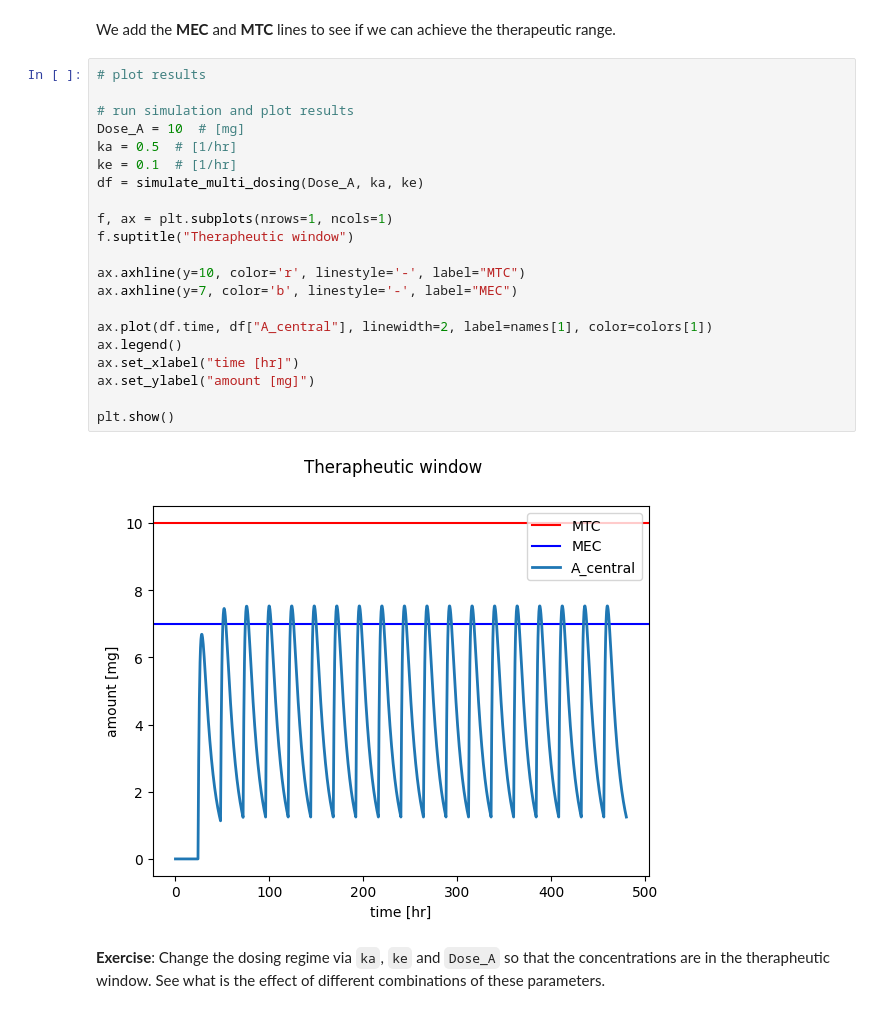
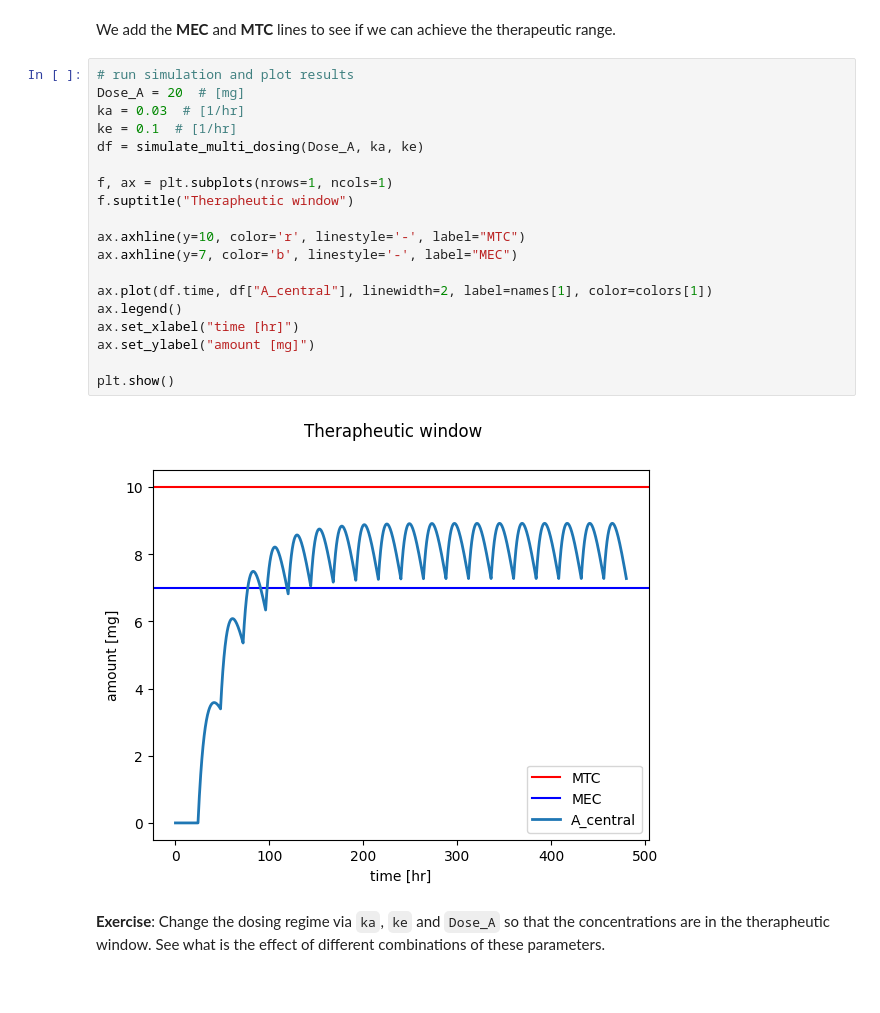
Before and after one commit to matthiaskoenig/dhpe-pkpd, a Jupyter notebook: notebooks/course/05_multiple_dosing.ipynb, the cells around one changed output. Saved outputs shown, nothing was run; the diff lists cells and outputs as text.

```diff
--- a/notebooks/course/05_multiple_dosing.ipynb
+++ b/notebooks/course/05_multiple_dosing.ipynb
@@ -140,27 +140,25 @@ In summary, the therapeutic window is critical in drug therapy. It provides a gu
 # %% [markdown]
 We add the **MEC** and **MTC** lines to see if we can achieve the therapeutic range.
 # %%
-# plot results
-
 # run simulation and plot results
-Dose_A = 10  # [mg]
-ka = 0.5  # [1/hr]
+Dose_A = 20  # [mg]
+ka = 0.03  # [1/hr]
 ke = 0.1  # [1/hr]
 df = simulate_multi_dosing(Dose_A, ka, ke)
 
 f, ax = plt.subplots(nrows=1, ncols=1)
 f.suptitle("Therapheutic window")
 
 ax.axhline(y=10, color='r', linestyle='-', label="MTC")
 ax.axhline(y=7, color='b', linestyle='-', label="MEC")
 
 ax.plot(df.time, df["A_central"], linewidth=2, label=names[1], color=colors[1])
 ax.legend()
 ax.set_xlabel("time [hr]")
 ax.set_ylabel("amount [mg]")
 
 plt.show()
 # %% [output]
-[figure, old version]
+[figure, new version]
 # %% [markdown]
 **Exercise**: Change the dosing regime via `ka`, `ke` and `Dose_A` so that the concentrations are in the therapheutic window. See what is the effect of different combinations of these parameters.
```
Also changed, not shown: 3 other files.
